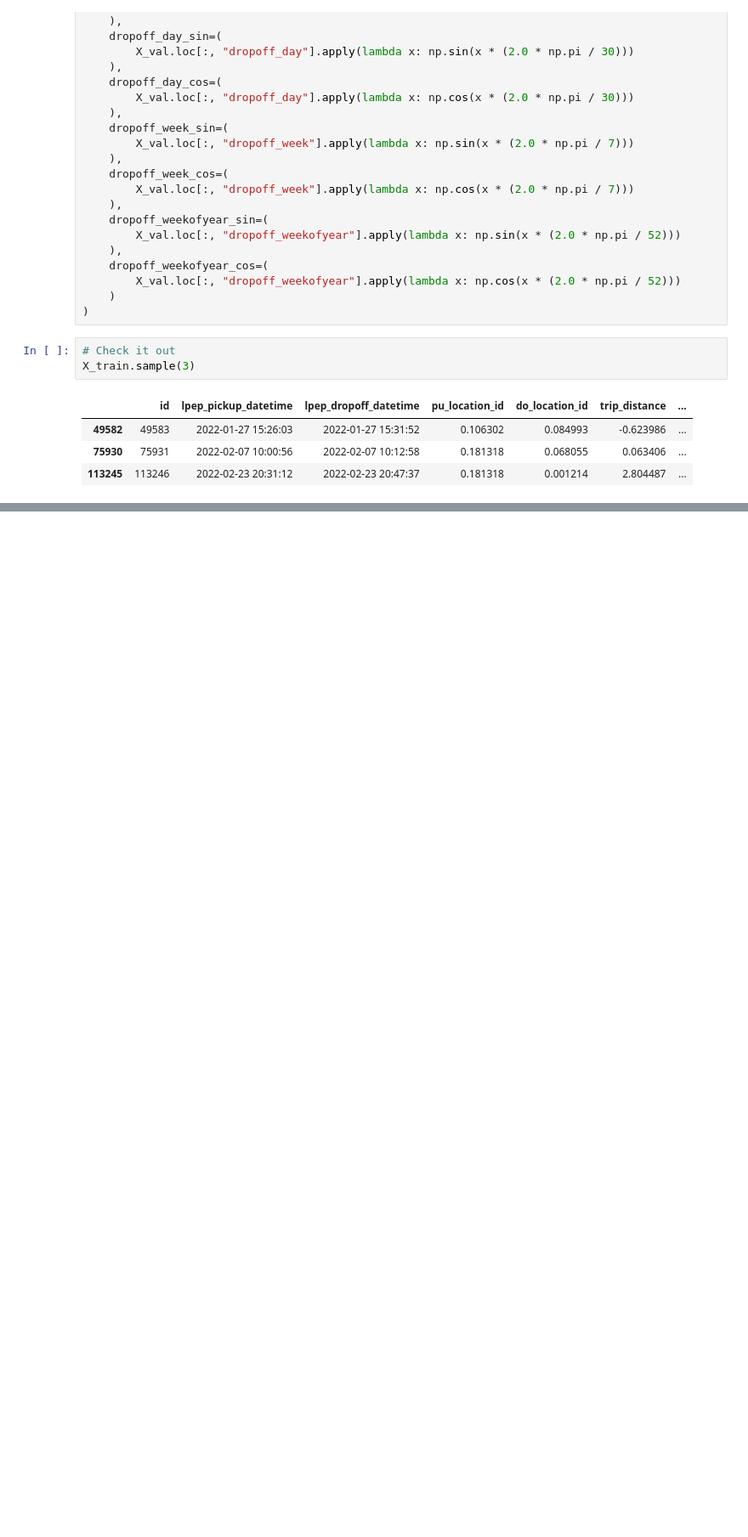
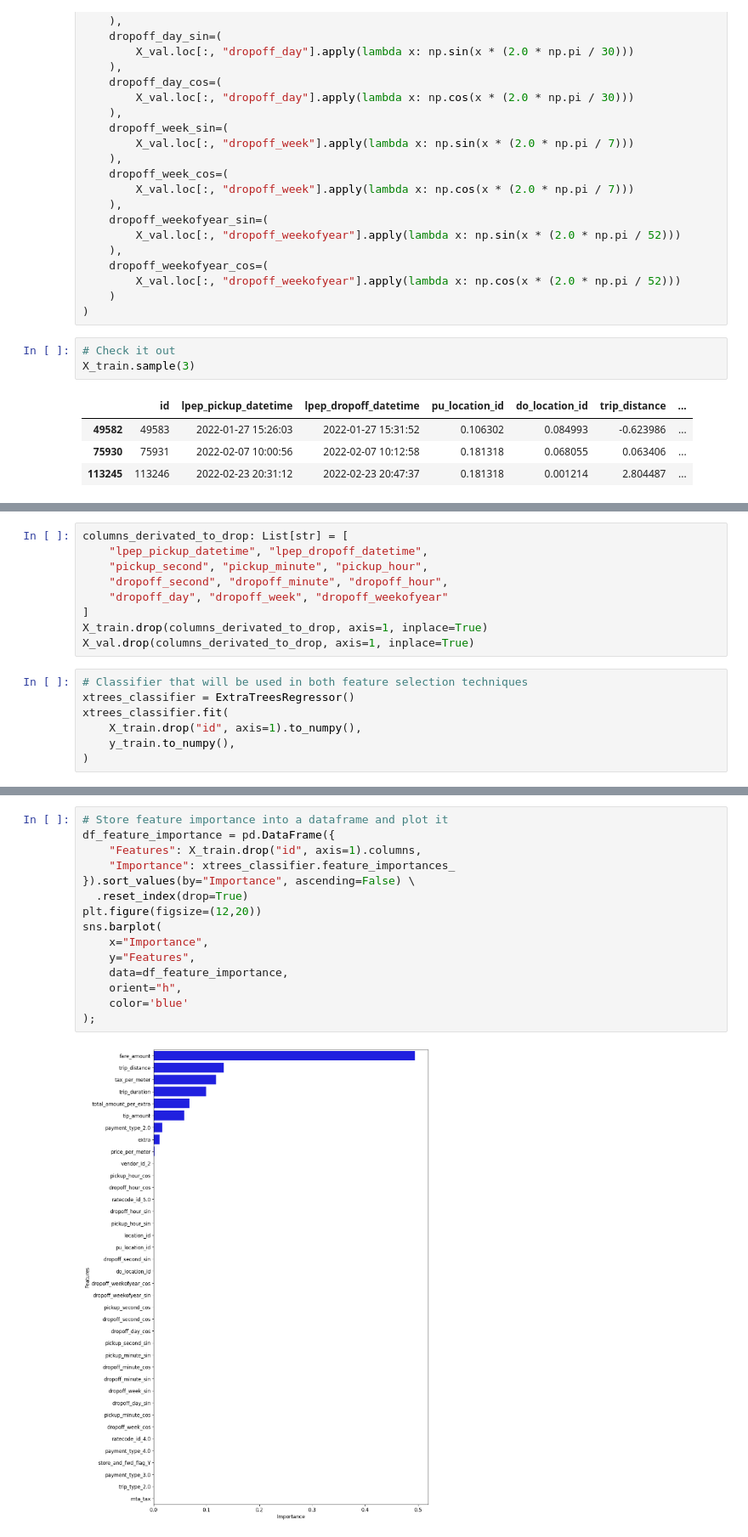
Before and after one commit to cenciati/predict-taxi-fare, a Jupyter notebook: notebooks/experiment-01.ipynb, the cells around one changed output, grey strips where cells are left out. Shown at 85% size. Cells and saved outputs as stored; diff of their text form; blank space fills up the shorter version.

Commit message:
🧪 experiment 01: feature selection done

```diff
--- a/notebooks/experiment-01.ipynb
+++ b/notebooks/experiment-01.ipynb
@@ -555,0 +552,16 @@ X_train.sample(3)
+# %%
+columns_derivated_to_drop: List[str] = [
+    "lpep_pickup_datetime", "lpep_dropoff_datetime",
+    "pickup_second", "pickup_minute", "pickup_hour",
+    "dropoff_second", "dropoff_minute", "dropoff_hour",
+    "dropoff_day", "dropoff_week", "dropoff_weekofyear"
+]
+X_train.drop(columns_derivated_to_drop, axis=1, inplace=True)
+X_val.drop(columns_derivated_to_drop, axis=1, inplace=True)
+# %%
+# Classifier that will be used in both feature selection techniques
+xtrees_classifier = ExtraTreesRegressor()
+xtrees_classifier.fit(
+    X_train.drop("id", axis=1).to_numpy(),
+    y_train.to_numpy(),
+)
@@ -555,0 +572,17 @@ X_train.sample(3)
+# %%
+# Store feature importance into a dataframe and plot it
+df_feature_importance = pd.DataFrame({
+    "Features": X_train.drop("id", axis=1).columns,
+    "Importance": xtrees_classifier.feature_importances_
+}).sort_values(by="Importance", ascending=False) \
+  .reset_index(drop=True)
+plt.figure(figsize=(12,20))
+sns.barplot(
+    x="Importance",
+    y="Features",
+    data=df_feature_importance,
+    orient="h",
+    color='blue'
+);
+# %% [output]
+[figure, added]
```
Also changed, not shown: parts of 12 cells of this notebook.
